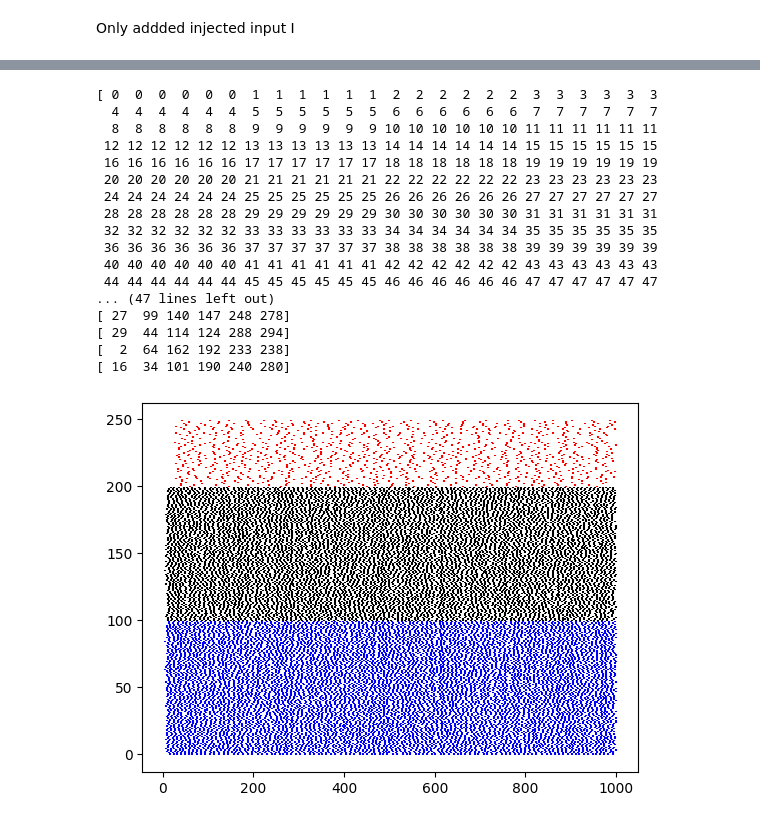
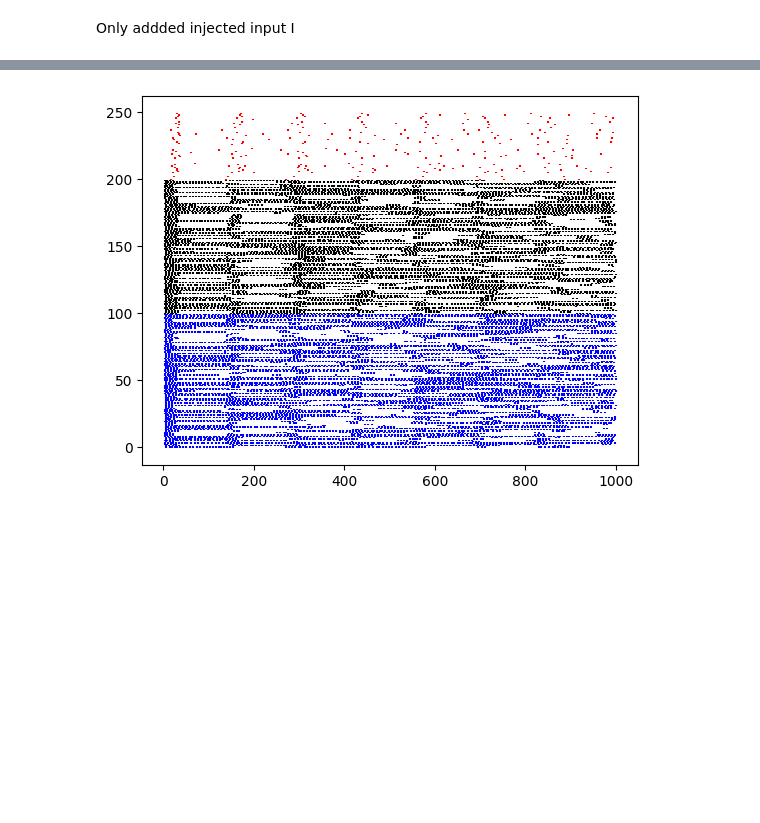
Before and after one commit to zeynoozkaya/burst_model, a Jupyter notebook: BrunelModel_Natalia_External_Input_Zeynep.ipynb, the cells around one changed output, grey strips where cells are left out. Cells and saved outputs as stored; diff of their text form; code cells hidden in the pictures; blank space fills up the shorter version.

Commit message:
made basket cell connections uneven

```diff
--- a/BrunelModel_Natalia_External_Input_Zeynep.ipynb
+++ b/BrunelModel_Natalia_External_Input_Zeynep.ipynb
@@ -10,18 +10,19 @@ rng = np.random.default_rng()
 Only addded injected input I
 # %%
 class BrunelModelA():
-    def __init__(self, N, Next, g, J, Ce, D, vthr_ratio):
+    def __init__(self, N, Next, g, Je,Ji, Ce, D, vthr_ratio):
         self.N = int(N)
         self.Ne = int(0.8*N) # excitatory neurons
         self.Ni = int(0.2*N) # inhibitory neurons
         self.Next = Next # external input neurons, send spikes into the network, are not simulated with voltage
 
-        self.Je = J # excitatory connection strength
+        self.Je = Je # excitatory connection strength
         self.g = g
-        self.Ji = - g * J # inhibitory connection strength
+        #self.Ji = - g * J # inhibitory connection strength
+        self.Ji = Ji
 
         self.Ce = Ce # nb of excitatory connections to a single neuron
-        self.Ci = int(0.5 * Ce) # nb of inhibitory connections to a single neuron
+        self.Ci = int(0.25 * Ce) # nb of inhibitory connections to a single neuron
         #preserves E/I proportion in connectivity
 
         self.D = D # transmission delay of spikes
@@ -346,28 +302,11 @@ Basket cell 9:
 # %%
 model2 = ConnectedClusters(
     N1=100, N2=100, Next=100,
-    g=5, J=1000, Ce=10, D=2e-3, vthr_ratio=2, I1=1000, I1_start=0, I1_end=0,
+    g=5, Je=1000,Ji=-20000000,Ce=10, D=2e-3, vthr_ratio=5, I1=10000, I1_start=0, I1_end=0,
     I2=0, I2_start=0, I2_end=0)
 
 model2.compute_activity(T = 1, dt = 1e-3)
 #T and dt
 model2.plot_raster()
 # %% [output]
-[ 0  0  0  0  0  0  1  1  1  1  1  1  2  2  2  2  2  2  3  3  3  3  3  3
-  4  4  4  4  4  4  5  5  5  5  5  5  6  6  6  6  6  6  7  7  7  7  7  7
-  8  8  8  8  8  8  9  9  9  9  9  9 10 10 10 10 10 10 11 11 11 11 11 11
- 12 12 12 12 12 12 13 13 13 13 13 13 14 14 14 14 14 14 15 15 15 15 15 15
- 16 16 16 16 16 16 17 17 17 17 17 17 18 18 18 18 18 18 19 19 19 19 19 19
- 20 20 20 20 20 20 21 21 21 21 21 21 22 22 22 22 22 22 23 23 23 23 23 23
- 24 24 24 24 24 24 25 25 25 25 25 25 26 26 26 26 26 26 27 27 27 27 27 27
- 28 28 28 28 28 28 29 29 29 29 29 29 30 30 30 30 30 30 31 31 31 31 31 31
- 32 32 32 32 32 32 33 33 33 33 33 33 34 34 34 34 34 34 35 35 35 35 35 35
- 36 36 36 36 36 36 37 37 37 37 37 37 38 38 38 38 38 38 39 39 39 39 39 39
- 40 40 40 40 40 40 41 41 41 41 41 41 42 42 42 42 42 42 43 43 43 43 43 43
- 44 44 44 44 44 44 45 45 45 45 45 45 46 46 46 46 46 46 47 47 47 47 47 47
-... (47 lines left out)
-[ 27  99 140 147 248 278]
-[ 29  44 114 124 288 294]
-[  2  64 162 192 233 238]
-[ 16  34 101 190 240 280]
-[figure, old version]
+[figure, new version]
```
Also changed, not shown: parts of 3 cells of this notebook.
